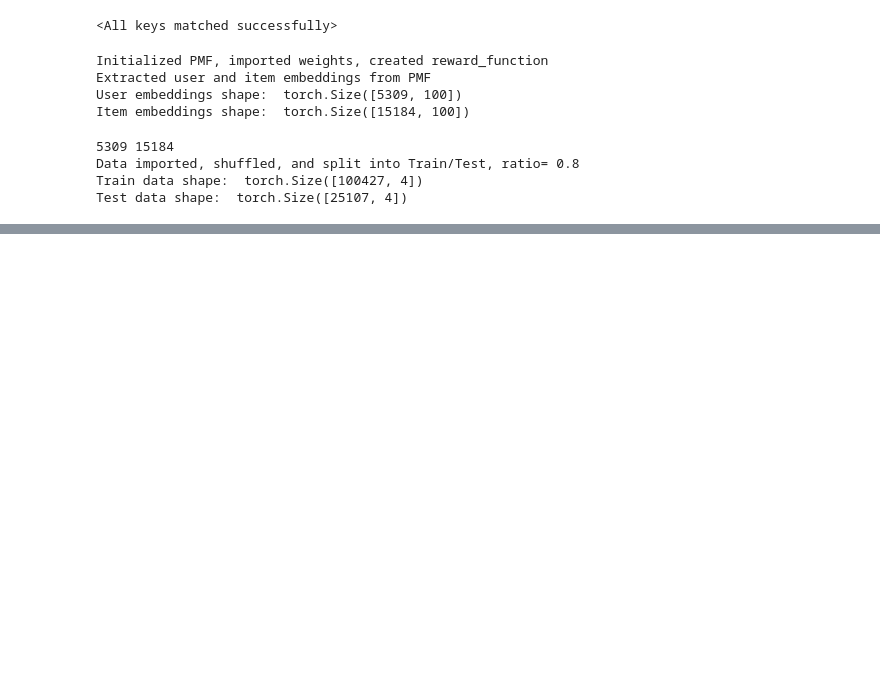
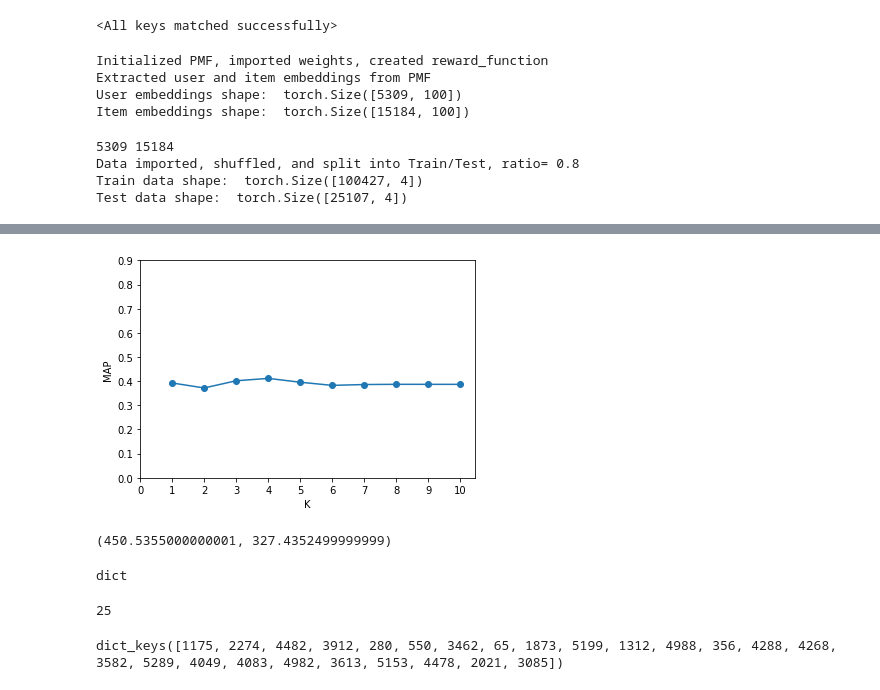
Before and after one commit to ankurdhuriya/drr_restaurants, a Jupyter notebook: drr_testing_eComm.ipynb, the cells around one changed output, grey strips where cells are left out. Cells and saved outputs as stored; diff of their text form; code cells hidden in the pictures; blank space fills up the shorter version.

```diff
--- a/drr_testing_eComm.ipynb
+++ b/drr_testing_eComm.ipynb
@@ -185,0 +249,10 @@ T 25 mean precision 0.37, mean_ndcg 0.37, total steps/users 1791
+# %%
+plt.plot([*range(1, 11)], precision, marker='o')
+plt.yticks(np.arange(0, 1, step=0.1))
+plt.xticks(np.arange(0, 11, step=1))
+plt.xlabel("K")
+plt.ylabel("MAP")
+plt.savefig("MAP vs K")
+plt.show()
+# %% [output]
+[figure, added]
@@ -185,0 +339,4 @@ T 25 mean precision 0.37, mean_ndcg 0.37, total steps/users 1791
+# %%
+sum(price_before)/100, sum(price_after)/100
+# %% [output]
+(450.5355000000001, 327.4352499999999)
@@ -185,0 +351,8 @@ T 25 mean precision 0.37, mean_ndcg 0.37, total steps/users 1791
+# %%
+type(data)
+# %% [output]
+dict
+# %%
+len(data.keys())
+# %% [output]
+25
@@ -185,0 +361,4 @@ T 25 mean precision 0.37, mean_ndcg 0.37, total steps/users 1791
+# %%
+data.keys()
+# %% [output]
+dict_keys([1175, 2274, 4482, 3912, 280, 550, 3462, 65, 1873, 5199, 1312, 4988, 356, 4288, 4268, 3582, 5289, 4049, 4083, 4982, 3613, 5153, 4478, 2021, 3085])
```
Also changed, not shown: parts of 26 cells of this notebook, 1 other file.
